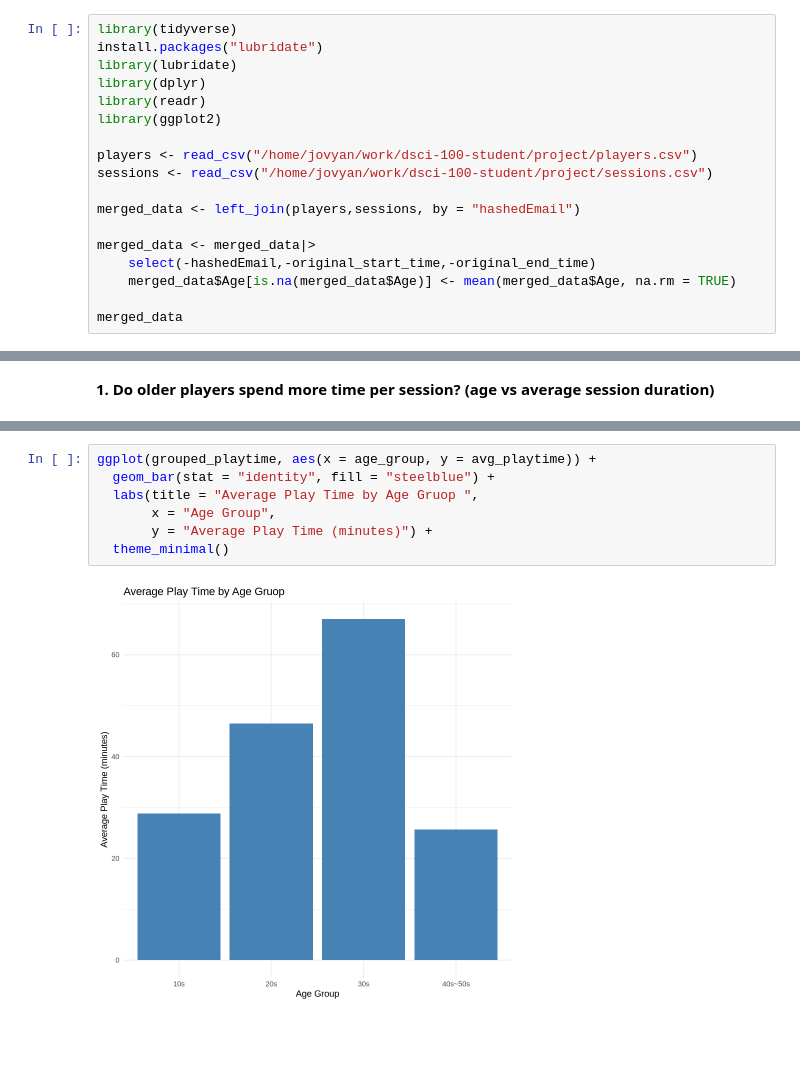
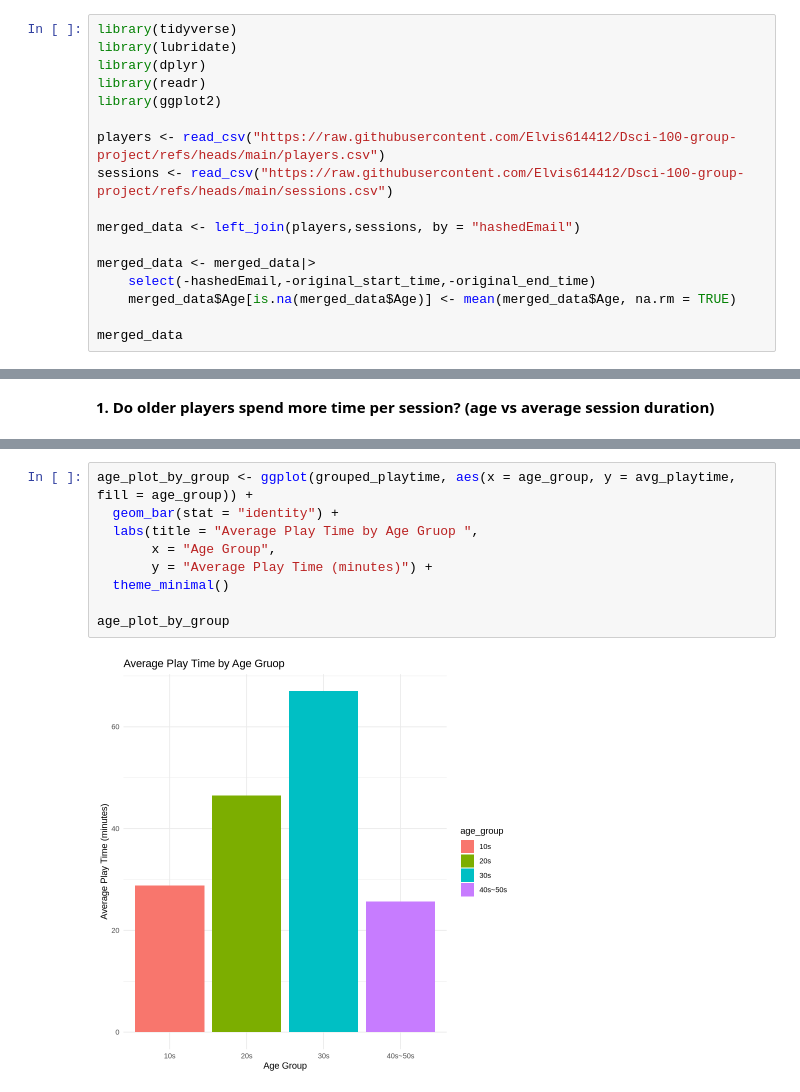
Before and after one commit to h2woobin/dsci-100-2024W2-group-006-30, a Jupyter notebook: Woobin Kim.ipynb, the cells around one changed output, grey strips where cells are left out. Drawn from its saved outputs; the diff is of its cells as text; blank space fills up the shorter version.

```diff
--- a/Woobin Kim.ipynb
+++ b/Woobin Kim.ipynb
@@ -1,13 +1,12 @@
 # %%
 library(tidyverse)
-install.packages("lubridate")
 library(lubridate)
 library(dplyr)
 library(readr)
 library(ggplot2)
 
-players <- read_csv("/home/jovyan/work/dsci-100-student/project/players.csv")
-sessions <- read_csv("/home/jovyan/work/dsci-100-student/project/sessions.csv")
+players <- read_csv("https://raw.githubusercontent.com/Elvis614412/Dsci-100-group-project/refs/heads/main/players.csv")
+sessions <- read_csv("https://raw.githubusercontent.com/Elvis614412/Dsci-100-group-project/refs/heads/main/sessions.csv")
 
 merged_data <- left_join(players,sessions, by = "hashedEmail")
 
@@ -196,9 +178,11 @@ A tibble: 59 × 3
 # %%
-ggplot(grouped_playtime, aes(x = age_group, y = avg_playtime)) +
-  geom_bar(stat = "identity", fill = "steelblue") +
+age_plot_by_group <- ggplot(grouped_playtime, aes(x = age_group, y = avg_playtime, fill = age_group)) +
+  geom_bar(stat = "identity") +
   labs(title = "Average Play Time by Age Gruop ",
        x = "Age Group",
        y = "Average Play Time (minutes)") +
   theme_minimal()
+
+age_plot_by_group
 # %% [output]
-[figure, old version]
+[figure, new version]
```
Also changed, not shown: parts of 6 cells of this notebook, 1 other file.
